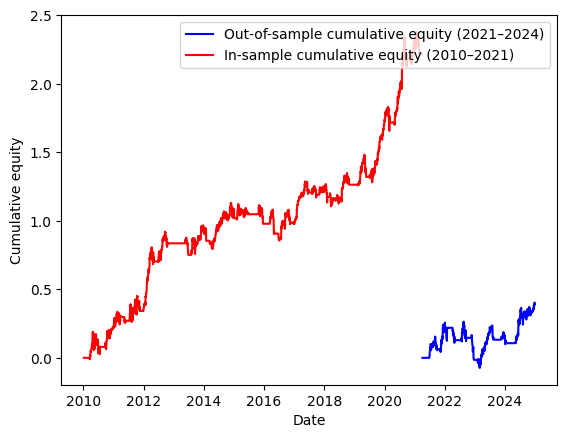
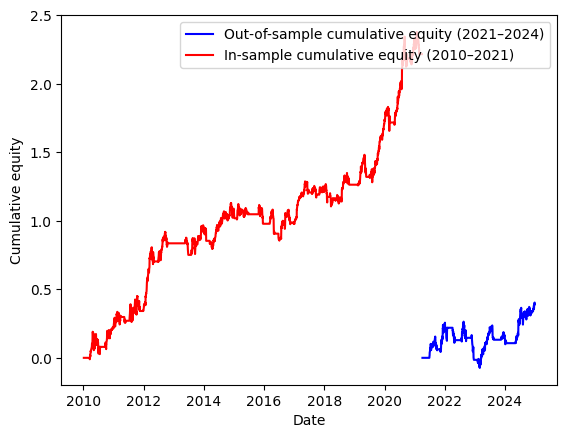
The notebook cell's code change between the first figure and the second:
--- before
+++ after
@@ -3,11 +3,6 @@
 p_test = strategy_shift(test)
 p_train = strategy_shift(train)
-
-
 PL_test,C_test = engine(p_test,test,5,2)
 PL_train,C_train = engine(p_train, train,5,2)
-
-
-
 plt.plot(test.index,C_test, color ="blue", label ="Out-of-sample cumulative equity (2021–2024)")
 plt.plot(train.index,C_train,color ="red", label="In-sample cumulative equity (2010–2021)")
@@ -15,5 +10,5 @@
 plt.ylabel("Cumulative equity")
 plt.legend()
+plt.savefig("../data/out_of_sample.png", bbox_inches = 'tight', facecolor='white') 
 plt.show()
 print("Sharpe on Test Data:", sharpe(PL_test))
-plt.savefig("../data/out_of_sample.png") 

Commit: Update notebook outputs and plots